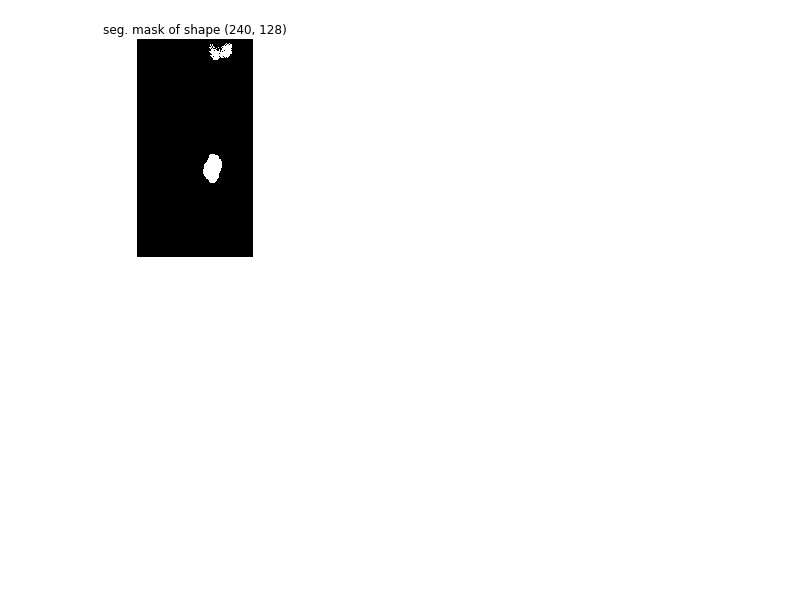
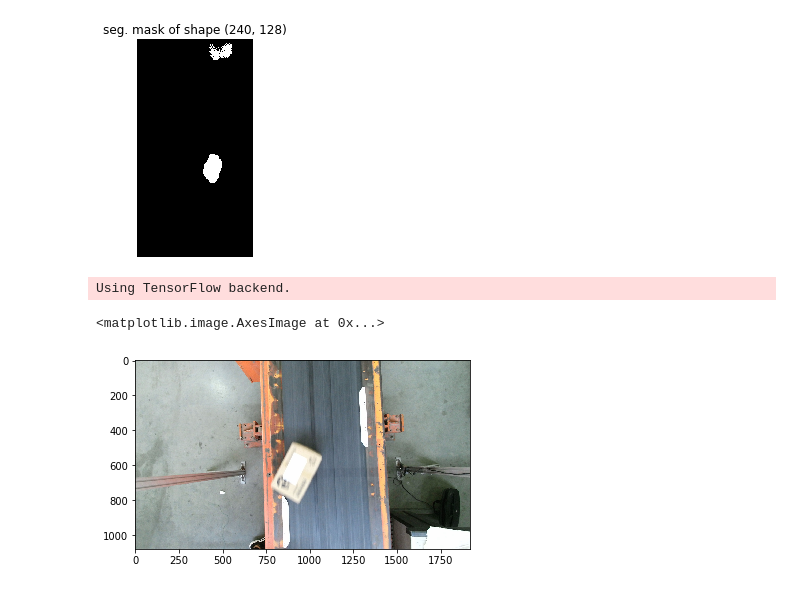
Before and after one commit to PointCloudNiphon/FeSeNet, a Jupyter notebook: test_prediction.ipynb, the cells around one changed output. Drawn from its saved outputs; the diff is of its cells as text; code cells hidden in the pictures; blank space fills up the shorter version.

Commit message:
update to detect the 10mm images

```diff
--- a/test_prediction.ipynb
+++ b/test_prediction.ipynb
@@ -119,3 +121,49 @@ for frame_idx in tqdm.tqdm(range(1943)):
     result = np.hstack((image,oral))
     cv2.imwrite("C:\\Users\\Administrator\\Desktop\\ZP\\FgSegNet-master2\\result\\"+str(frame_idx)+".png",result)
 #     plt.imshow(result.astype('uint8'))
+# %%
+import os
+import cv2
+import numpy as np
+from ReSize import transferAndRoi
+from matplotlib import pyplot as plt
+import tqdm
+import numpy as np
+import os, glob
+from keras.preprocessing import image as kImage
+from skimage.transform import pyramid_gaussian
+from keras.models import load_model
+import matplotlib.pyplot as plt
+from my_upsampling_2d import MyUpSampling2D
+def getData(input_path):
+    X = []
+    for p in input_path:
+        x = kImage.load_img(p)
+        x = kImage.img_to_array(x)
+        X.append(x)
+    X = np.asarray(X)
+
+    s1 = X
+    del X
+    s2 = []
+    s3 = []
+    for x in s1:
+       pyramid = tuple(pyramid_gaussian(x/255., max_layer=2, downscale=2))
+       s2.append(pyramid[1]*255.)
+       s3.append(pyramid[2]*255.)
+    s2 = np.asarray(s2)
+    s3 = np.asarray(s3)
+
+    return [s1, s2, s3]
+# %% [output]
+Using TensorFlow backend.
+# %%
+_10mmlist = os.listdir("10mm")
+t = _10mmlist[11]
+
+timg = kImage.load_img("10mm/"+t)
+timg = kImage.img_to_array(timg)
+plt.imshow(timg.astype('uint8'))
+# %% [output]
+<matplotlib.image.AxesImage at 0x...>
+[figure, added]
```
Also changed, not shown: parts of 6 cells of this notebook.
